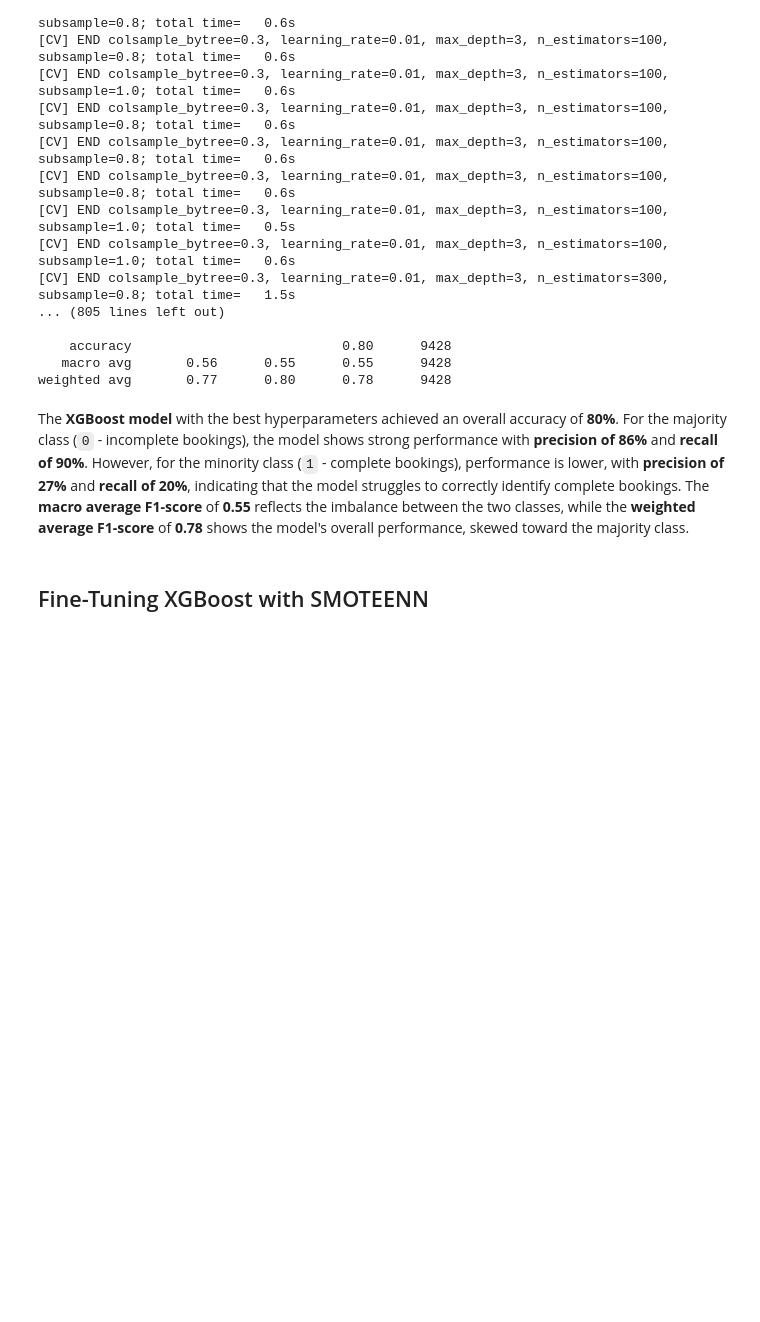
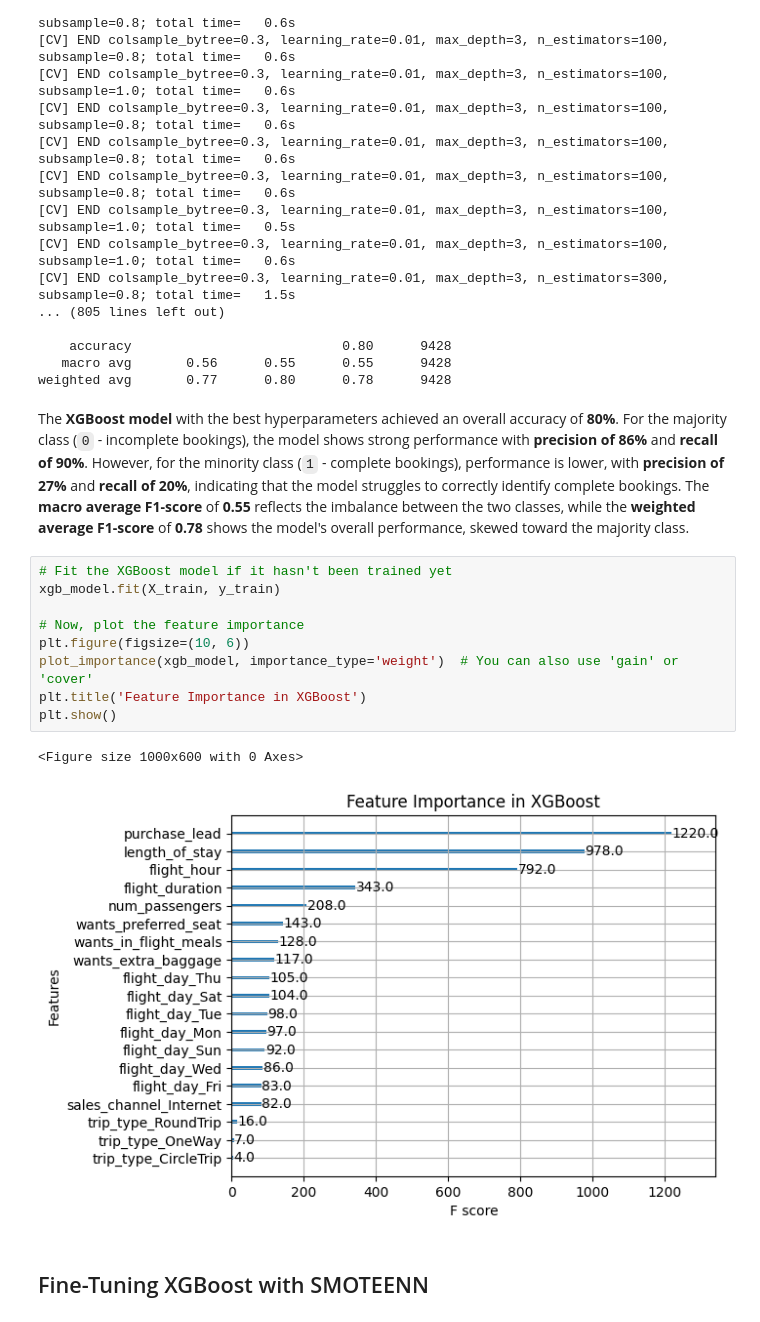
Before and after one commit to balajiVijayaraj7/BritishAirways-Booking-Completion-Predictor, a Jupyter notebook: Customer_Booking.ipynb, the cells around one changed output. Cells and saved outputs as stored; diff of their text form; blank space fills up the shorter version.

```diff
--- a/Customer_Booking.ipynb
+++ b/Customer_Booking.ipynb
@@ -841,6 +841,18 @@ Fitting 5 folds for each of 162 candidates, totalling 810 fits
 weighted avg       0.77      0.80      0.78      9428
 # %% [markdown]
 The **XGBoost model** with the best hyperparameters achieved an overall accuracy of **80%**. For the majority class (`0` - incomplete bookings), the model shows strong performance with **precision of 86%** and **recall of 90%**. However, for the minority class (`1` - complete bookings), performance is lower, with **precision of 27%** and **recall of 20%**, indicating that the model struggles to correctly identify complete bookings. The **macro average F1-score** of **0.55** reflects the imbalance between the two classes, while the **weighted average F1-score** of **0.78** shows the model's overall performance, skewed toward the majority class.
+# %%
+# Fit the XGBoost model if it hasn't been trained yet
+xgb_model.fit(X_train, y_train)
+
+# Now, plot the feature importance
+plt.figure(figsize=(10, 6))
+plot_importance(xgb_model, importance_type='weight')  # You can also use 'gain' or 'cover'
+plt.title('Feature Importance in XGBoost')
+plt.show()
+# %% [output]
+<Figure size 1000x600 with 0 Axes>
+[figure, added]
 # %% [markdown]
 ## Fine-Tuning XGBoost with SMOTEENN
 # %%
```
Also changed, not shown: parts of 2 cells of this notebook.
